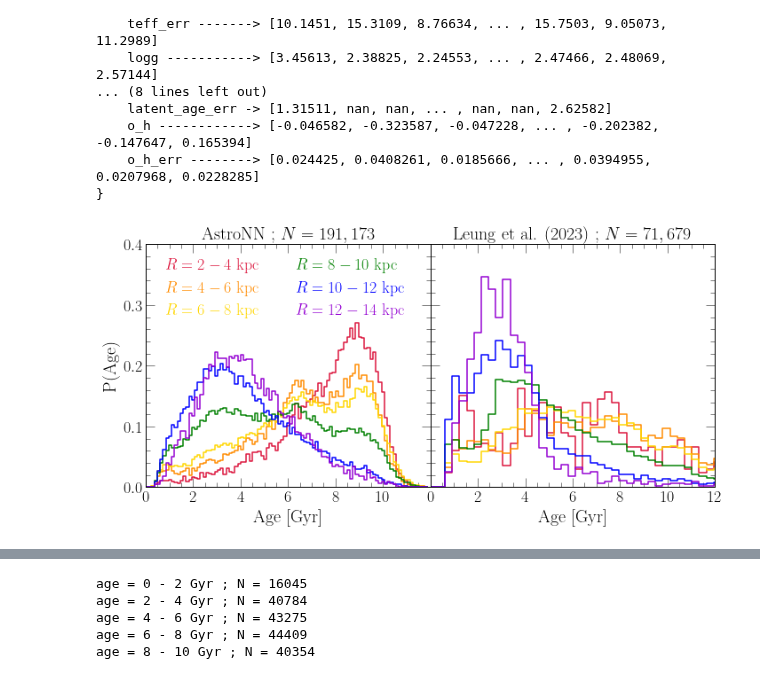
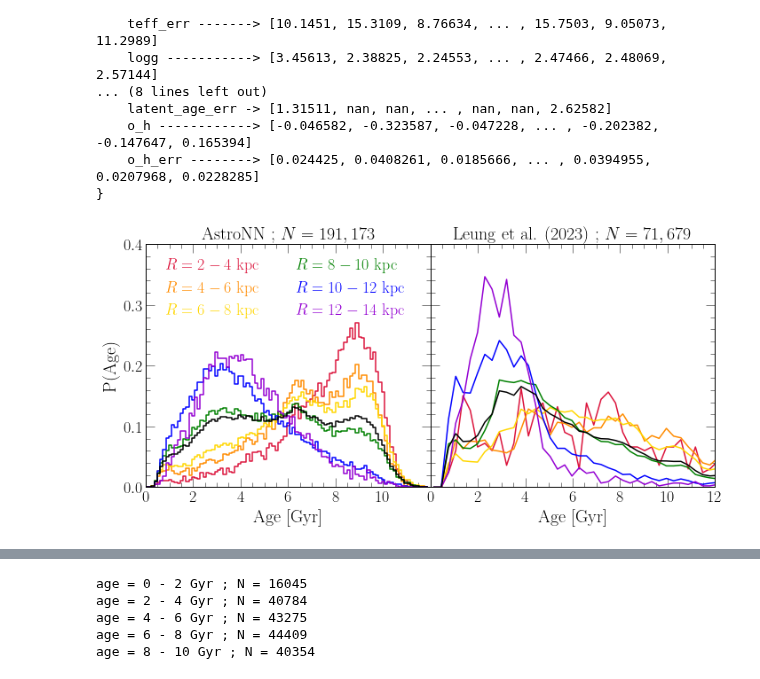
Before and after one commit to giganano/outflows, a Jupyter notebook: notebooks/apogee.ipynb, the cells around one changed output, grey strips where cells are left out. Saved outputs shown, nothing was run; the diff lists cells and outputs as text; code cells hidden in the pictures.

```diff
--- a/notebooks/apogee.ipynb
+++ b/notebooks/apogee.ipynb
@@ -82,34 +91,55 @@ for i in range(len(radial_bins) - 1):
         "GALR", "<=", radial_bins[i + 1])
     subsubsample = subsample.filter("ASTRONN_AGE", ">=", 0)
     dist, _ = np.histogram(subsubsample["ASTRONN_AGE"], bins = astronn_bins, density = True)
     kwargs = {
         "c": named_colors()[colors[i]],
-        "where": "post",
         "label": r"$R = %d - %d$ kpc" % (radial_bins[i], radial_bins[i + 1])
     }
-    axes[0].step(astronn_bins[:-1], dist, **kwargs)
+    axes[0].step(astronn_bins[:-1], dist, where = "post", **kwargs)
+#     centers = [(a + b) / 2 for a, b in zip(astronn_bins[:-1], astronn_bins[1:])]
+#     opt, cov = curve_fit(skewnormal, centers, dist)
+#     bestfitdist = [skewnormal(x, opt[0], opt[1], opt[2]) for x in centers]
+#     axes[0].plot(centers, bestfitdist, c = named_colors()[colors[i]])
     subsubsample = subsample.filter("LATENT_AGE", ">=", 0)
     dist, _ = np.histogram(subsubsample["LATENT_AGE"], bins = latent_bins, density = True)
-    axes[1].step(latent_bins[:-1], dist, **kwargs)
+    centers = [(a + b) / 2 for a, b in zip(latent_bins[:-1], latent_bins[1:])]
+    axes[1].plot(centers, dist, **kwargs)
+#     opt, cov = curve_fit(skewnormal, centers, dist)
+#     centers = [(a + b) / 2 for a, b in zip(astronn_bins[:-1], astronn_bins[1:])]
+#     bestfitdist = [skewnormal(x, opt[0], opt[1], opt[2]) for x in centers]
+#     axes[1].plot(centers, bestfitdist, c = named_colors()[colors[i]])
+
+subsample = sample.filter("ASTRONN_AGE", ">=", 0)
+dist, _ = np.histogram(subsample["ASTRONN_AGE"], bins = astronn_bins, density = True)
+axes[0].step(astronn_bins[:-1], dist, where = "post", c = named_colors()["black"])
+
+subsample = sample.filter("LATENT_AGE", ">=", 0)
+dist, _ = np.histogram(subsample["LATENT_AGE"], bins = latent_bins, density = True)
+centers = [(a + b) / 2 for a, b in zip(latent_bins[:-1], latent_bins[1:])]
+axes[1].plot(centers, dist, c = named_colors()["black"])
 
 # numbers determined by running the lines below, which calculate these values live and set the title
 axes[0].set_title(r"AstroNN ; $N = 191,173$", fontsize = 20)
 axes[1].set_title(r"Leung et al. (2023) ; $N = 71,679$", fontsize = 20)
 # subsample = sample.filter("ASTRONN_AGE", ">=", 0)
 # axes[0].set_title(r"AstroNN ; $N = %d$" % (len(subsample["TEFF"])), fontsize = 20)
 # subsample = sample.filter("LATENT_AGE", ">=", 0)
 # axes[1].set_title(r"Leung et al. (2023) ; $N = %d$" % (len(subsample["TEFF"])), fontsize = 20)
 
 kwargs = {
     "loc": mpl_loc("upper left"),
     "ncol": 2,
     "handlelength": 0
 }
 leg = axes[0].legend(**kwargs)
 fancy_legend(leg, colors)
 
 plt.tight_layout()
 plt.subplots_adjust(wspace = 0)
+for ext in ["pdf", "jpeg"]:
+    kwargs = {}
+    if ext == "jpeg": kwargs["dpi"] = 200
+    plt.savefig("./apogee/agedists.%s" % (ext), **kwargs)
 plt.show()
 # %% [output]
-[figure, old version]
+[figure, new version]
```
Also changed, not shown: parts of 5 cells of this notebook, 6 other files.
